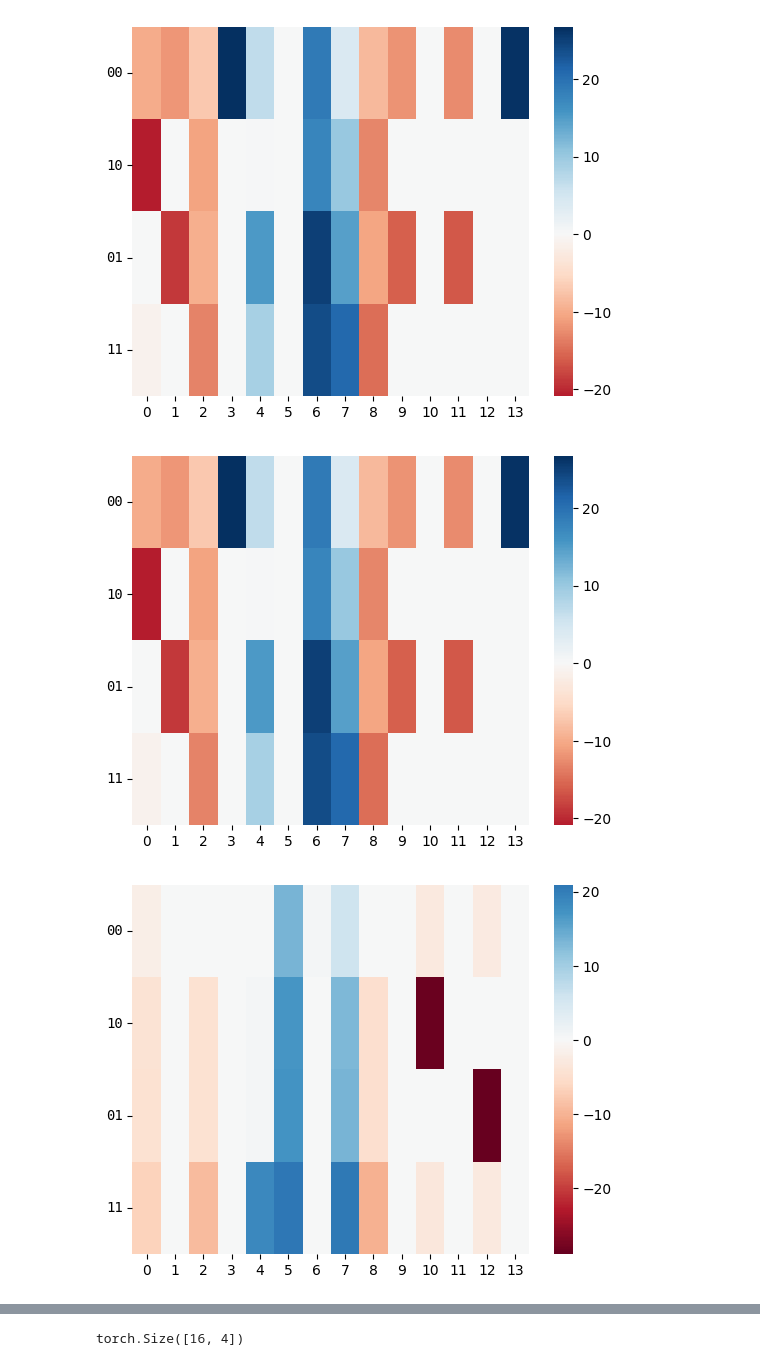
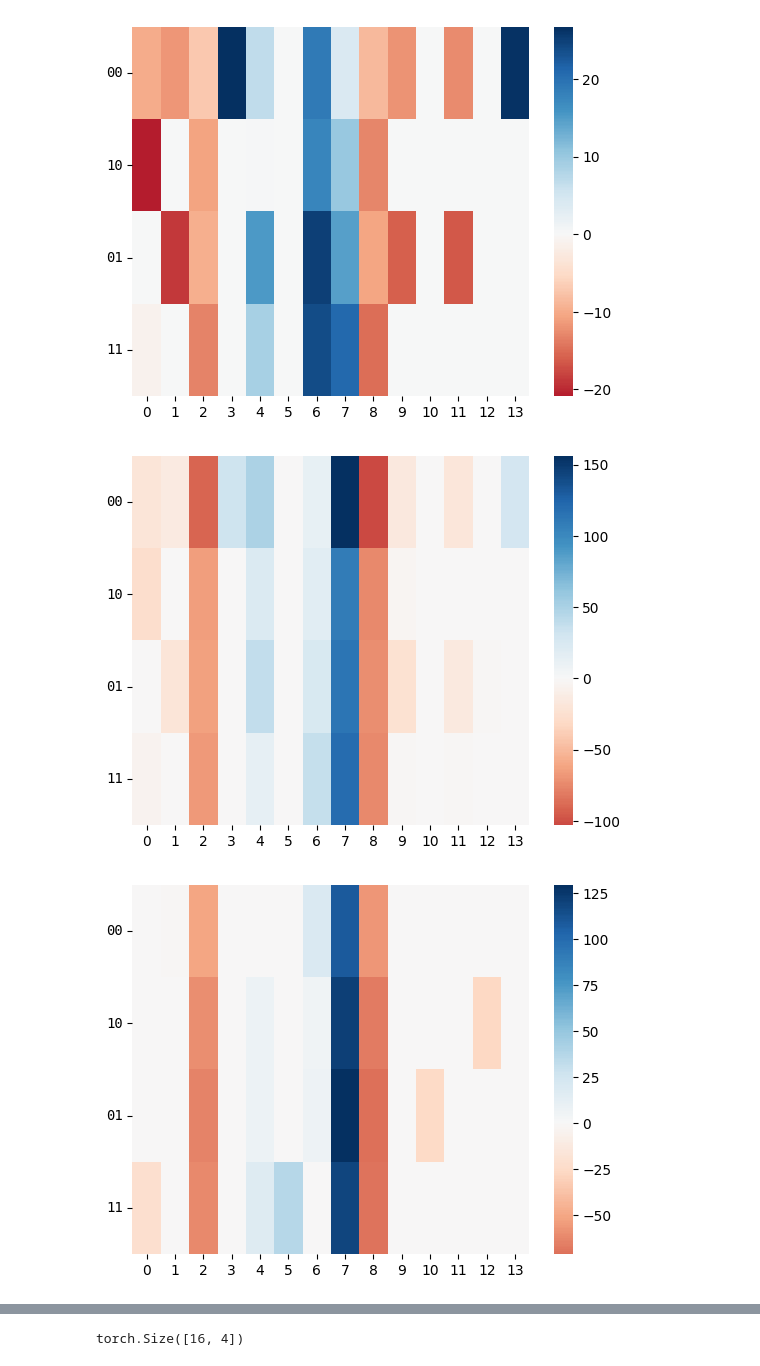
Before and after one commit to jackpeck/spd, a Jupyter notebook: spd/experiments/multitask_sparse_parity/examining_how_mtsp_model_works2.ipynb, the cells around one changed output, grey strips where cells are left out. Saved outputs shown, nothing was run; the diff lists cells and outputs as text; code cells hidden in the pictures.

```diff
--- a/spd/experiments/multitask_sparse_parity/examining_how_mtsp_model_works2.ipynb
+++ b/spd/experiments/multitask_sparse_parity/examining_how_mtsp_model_works2.ipynb
@@ -155,28 +155,29 @@ ax.set_yticklabels(bit_labels, rotation=0, fontfamily="monospace")
 ()
 [figure]
 # %%
-for task_id in range(2):
+for task_id in range(config.n_control_bits):
     task_ids = torch.tensor(task_id).repeat(2**config.n_xored_bits)
     # task_bits = torch.ones((2**config.n_xored_bits, config.n_task_bits), dtype=torch.long)
-    task_bits = torch.zeros((2**config.n_xored_bits, config.n_task_bits))
+    # task_bits = torch.zeros((2**config.n_xored_bits, config.n_task_bits))
+    task_bits = torch.randint(2, (2**config.n_xored_bits, config.n_task_bits)).float()
     task_bits[:, dataset.selected_bits_by_task[task_id]] = bits.float()
     # out = model((task_ids, task_bits, ()))
     # out[:, 0] - out[:, 1]
 
     x1 = torch.cat([F.one_hot(task_ids, config.n_control_bits).float(), task_bits.float()], dim=1)
     x2 = model.l1(x1)
     x3 = F.relu(x2)
     x4 = model.l2(x3)
     x1 = x1.detach()
     x2 = x2.detach()
     x3 = x3.detach()
     x4 = x4.detach()
 
     bit_labels = ["".join(str(b) for b in row) for row in bits.tolist()]
     ax = sns.heatmap(x3 * l2_synth[neuron_mask], cmap="RdBu", center=0)
     ax.set_yticks(np.arange(len(bit_labels)) + 0.5)
     ax.set_yticklabels(bit_labels, rotation=0, fontfamily="monospace")
     plt.show()
 # %% [output]
-[figure, old version]
+[figure, new version]
-[figure, old version]
+[figure, new version]
```
Also changed, not shown: parts of 58 cells of this notebook, 2 other files.
